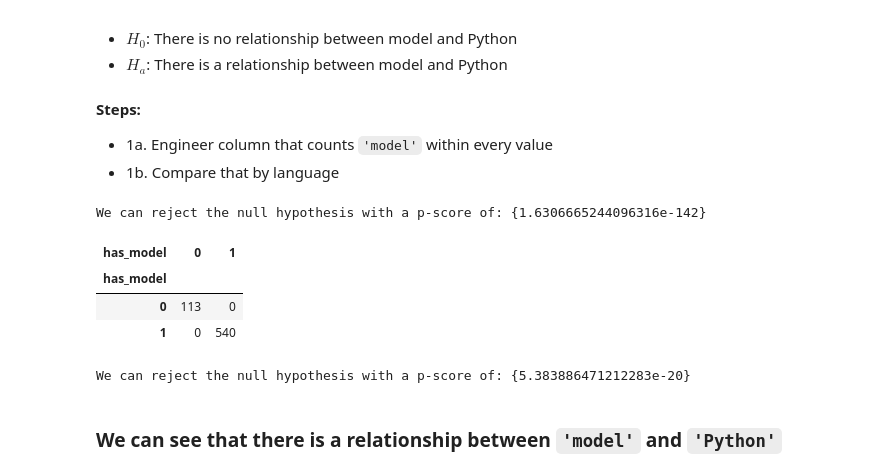
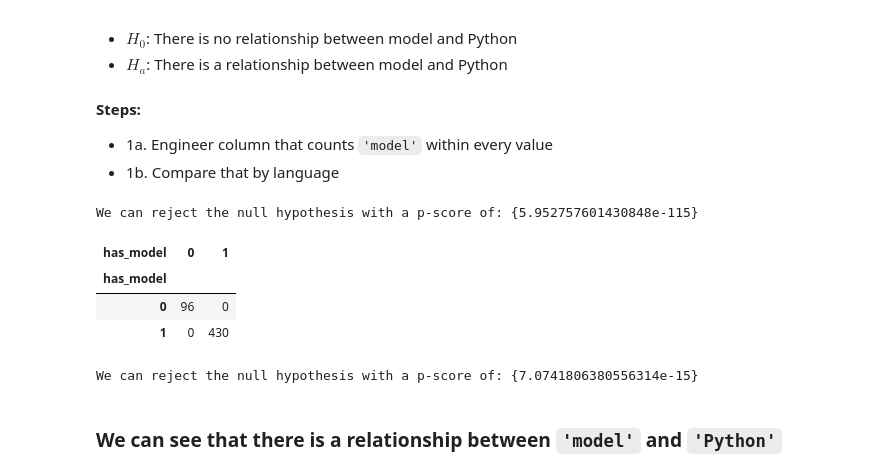
Before and after one commit to jeremiah-toribio/101-readme, a Jupyter notebook: final_notebook.ipynb, the cells around one changed output. Drawn from its saved outputs; the diff is of its cells as text; code cells hidden in the pictures.

```diff
--- a/final_notebook.ipynb
+++ b/final_notebook.ipynb
@@ -77,2 +72,2 @@ df = w.transform_data(df, extra_stopwords=extra_stop_words)
 # %%
-train, test = train_test_split(df, train_size=.7, random_state=666)
+train, test = train_test_split(df, train_size=.8, random_state=666)
@@ -78,0 +76,8 @@ train, test = train_test_split(df, train_size=.7, random_state=666)
+# %%
+# List lema will be lematized words in list format
+c = []
+for i, val in enumerate(train.lematized):
+     c.append(val.split())
+train['list_lema'] = c
+# %%
+train['len_lematized'] = train['lematized'].str.len()
@@ -226,26 +231,26 @@ word_freq.head()
 # %%
 # engineer column that counts 'model' within every value
     # chi2
-df['has_model'] = df.lematized.str.contains('model').astype(int)
-has_model_python = df.has_model[df['language'] == 'Python']
+train['has_model'] = train.lematized.str.contains('model').astype(int)
+has_model_python = train.has_model[train['language'] == 'Python']
     # mann-whitney
-df['model_count'] = df.lematized.str.count('model')
-model_python = df.model_count[df['language'] == 'Python']
-model_other = df.model_count[df['language'] != 'Python']
+train['model_count'] = train.lematized.str.count('model')
+model_python = train.model_count[train['language'] == 'Python']
+model_other = train.model_count[train['language'] != 'Python']
 # %%
 # running a chi2 test based on whether or not the str contains model or not
-w.chi2_test(has_model_python,df['has_model'],contingency=True)
+w.chi2_test(has_model_python,train['has_model'],contingency=True)
 # %% [output]
-We can reject the null hypothesis with a p-score of: {1.6306665244096316e-142}
+We can reject the null hypothesis with a p-score of: {5.952757601430848e-115}
 | has_model | 0 | 1 |
 | has_model |  |  |
-| 0 | 113 | 0 |
-| 1 | 0 | 540 |
+| 0 | 96 | 0 |
+| 1 | 0 | 430 |
 # %%
 # running mann-whitney on model count in python vs all
 w.two_samp(model_python, model_other, normal=False)
 # %% [output]
-We can reject the null hypothesis with a p-score of: {5.383886471212283e-20}
+We can reject the null hypothesis with a p-score of: {7.0741806380556314e-15}
 # %% [markdown]
 ### We can see that there is a relationship between `'model'` and `'Python'`
 # %%
```
Also changed, not shown: parts of 31 cells of this notebook.
